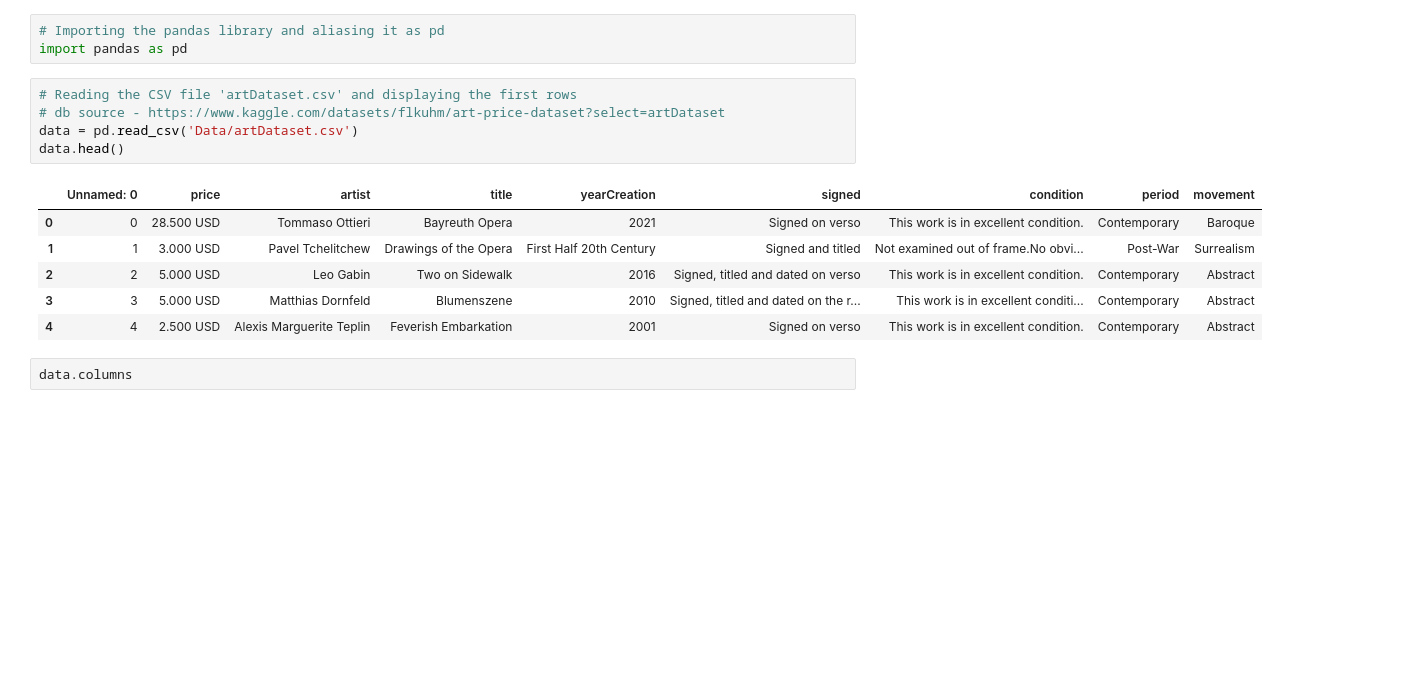
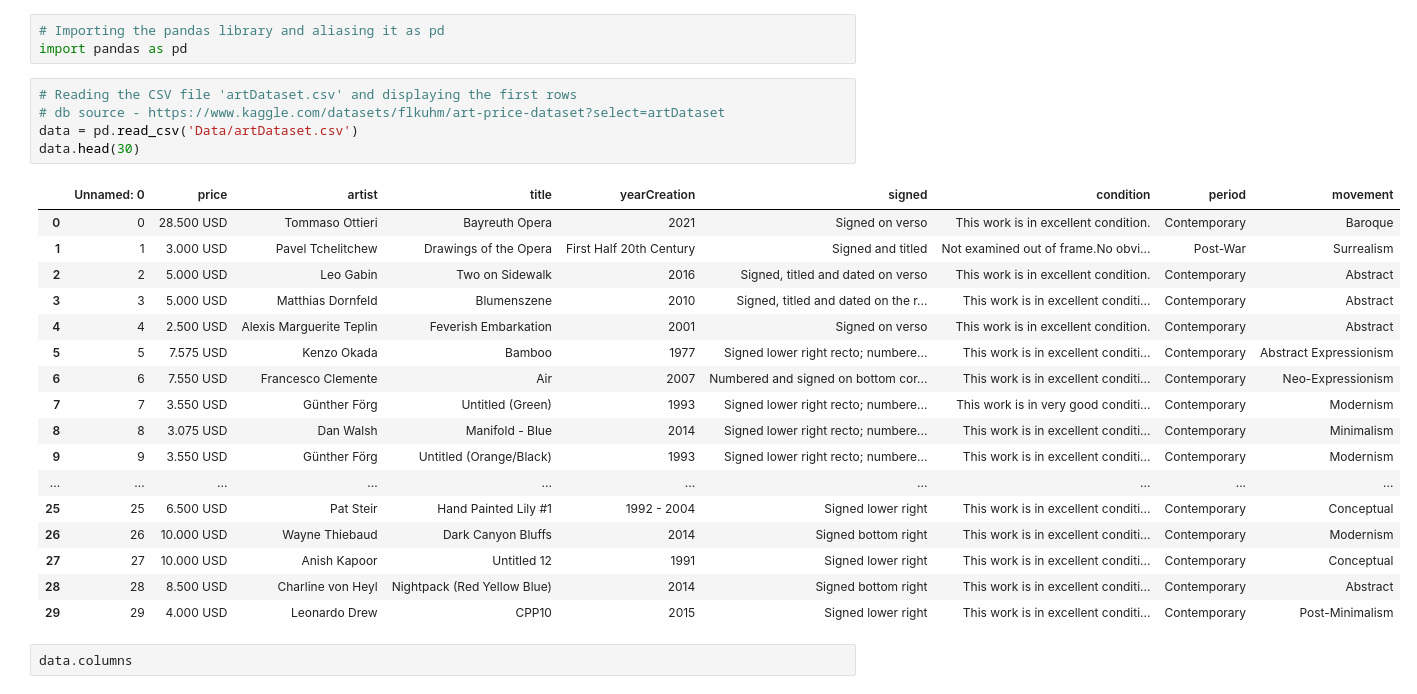
Before and after one commit to AntoanetaStoyanova/Art_Price, a Jupyter notebook: price.ipynb, the cells around one changed output. Cells and saved outputs as stored; diff of their text form; blank space fills up the shorter version.

```diff
--- a/price.ipynb
+++ b/price.ipynb
@@ -4,15 +4,26 @@ import pandas as pd
 # %%
 # Reading the CSV file 'artDataset.csv' and displaying the first rows
 # db source - https://www.kaggle.com/datasets/flkuhm/art-price-dataset?select=artDataset
 data = pd.read_csv('Data/artDataset.csv')
-data.head()
+data.head(30)
 # %% [output]
 |  | Unnamed: 0 | price | artist | title | yearCreation | signed | condition | period | movement |
 | 0 | 0 | 28.500 USD | Tommaso Ottieri | Bayreuth Opera | 2021 | Signed on verso | This work is in excellent condition. | Contemporary | Baroque |
 | 1 | 1 | 3.000 USD | Pavel Tchelitchew | Drawings of the Opera | First Half 20th Century | Signed and titled | Not examined out of frame.No obvi... | Post-War | Surrealism |
 | 2 | 2 | 5.000 USD | Leo Gabin | Two on Sidewalk | 2016 | Signed, titled and dated on verso | This work is in excellent condition. | Contemporary | Abstract |
 | 3 | 3 | 5.000 USD | Matthias Dornfeld | Blumenszene | 2010 | Signed, titled and dated on the r... | This work is in excellent conditi... | Contemporary | Abstract |
 | 4 | 4 | 2.500 USD | Alexis Marguerite Teplin | Feverish Embarkation | 2001 | Signed on verso | This work is in excellent condition. | Contemporary | Abstract |
+| 5 | 5 | 7.575 USD | Kenzo Okada | Bamboo | 1977 | Signed lower right recto; numbere... | This work is in excellent conditi... | Contemporary | Abstract Expressionism |
+| 6 | 6 | 7.550 USD | Francesco Clemente | Air | 2007 | Numbered and signed on bottom cor... | This work is in excellent conditi... | Contemporary | Neo-Expressionism |
+| 7 | 7 | 3.550 USD | Günther Förg | Untitled (Green) | 1993 | Signed lower right recto; numbere... | This work is in very good conditi... | Contemporary | Modernism |
+| 8 | 8 | 3.075 USD | Dan Walsh | Manifold - Blue | 2014 | Signed lower right recto; numbere... | This work is in excellent conditi... | Contemporary | Minimalism |
+| 9 | 9 | 3.550 USD | Günther Förg | Untitled (Orange/Black) | 1993 | Signed lower right recto; numbere... | This work is in excellent conditi... | Contemporary | Modernism |
+| ... | ... | ... | ... | ... | ... | ... | ... | ... | ... |
+| 25 | 25 | 6.500 USD | Pat Steir | Hand Painted Lily #1 | 1992 - 2004 | Signed lower right | This work is in excellent conditi... | Contemporary | Conceptual |
+| 26 | 26 | 10.000 USD | Wayne Thiebaud | Dark Canyon Bluffs | 2014 | Signed bottom right | This work is in excellent conditi... | Contemporary | Modernism |
+| 27 | 27 | 10.000 USD | Anish Kapoor | Untitled 12 | 1991 | Signed lower right | This work is in excellent conditi... | Contemporary | Conceptual |
+| 28 | 28 | 8.500 USD | Charline von Heyl | Nightpack (Red Yellow Blue) | 2014 | Signed bottom right | This work is in excellent conditi... | Contemporary | Abstract |
+| 29 | 29 | 4.000 USD | Leonardo Drew | CPP10 | 2015 | Signed lower right | This work is in excellent conditi... | Contemporary | Post-Minimalism |
 # %%
 data.columns
 # %% [output]
```
Also changed, not shown: parts of 13 cells of this notebook, 10 other files.
